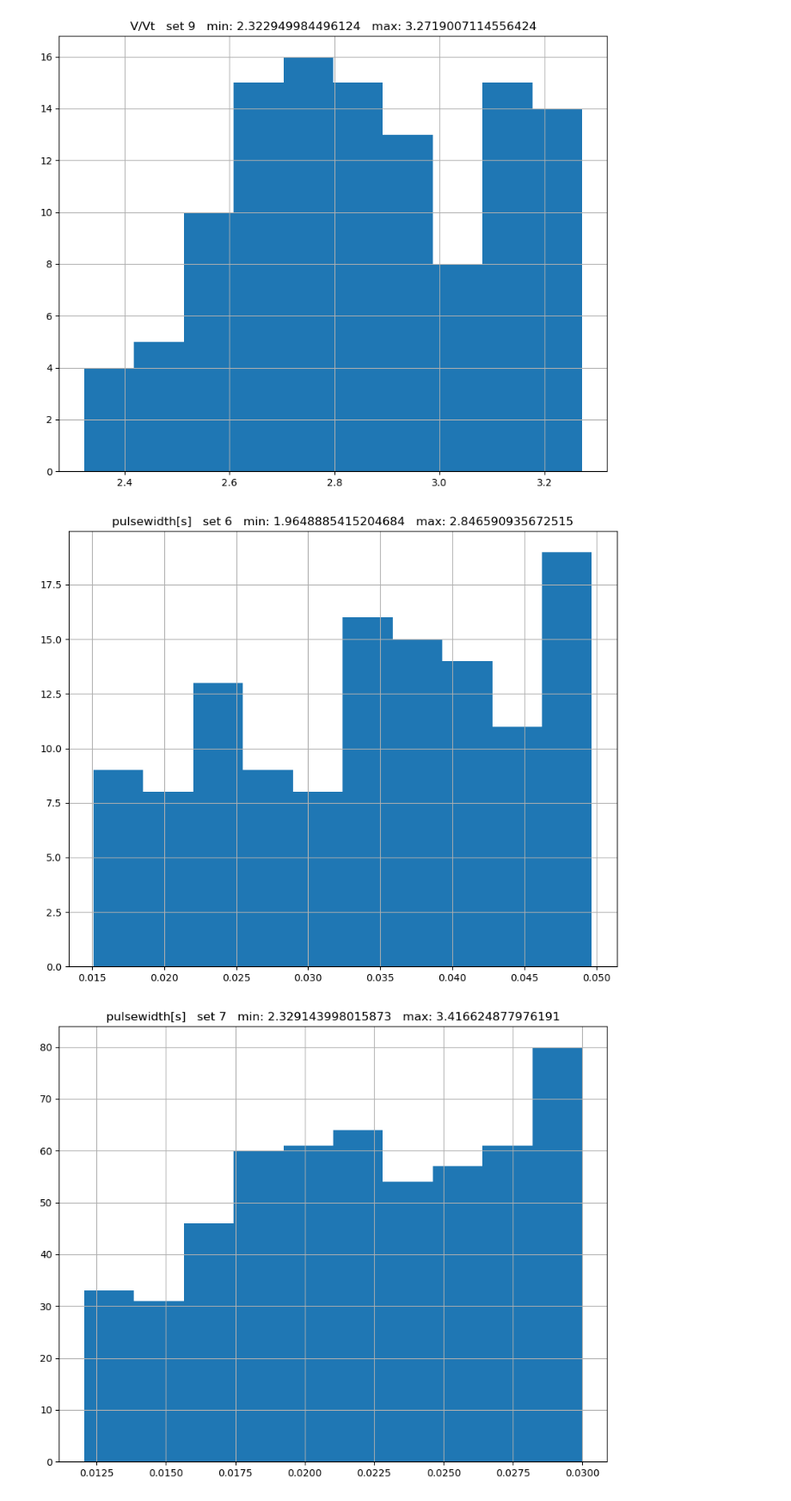
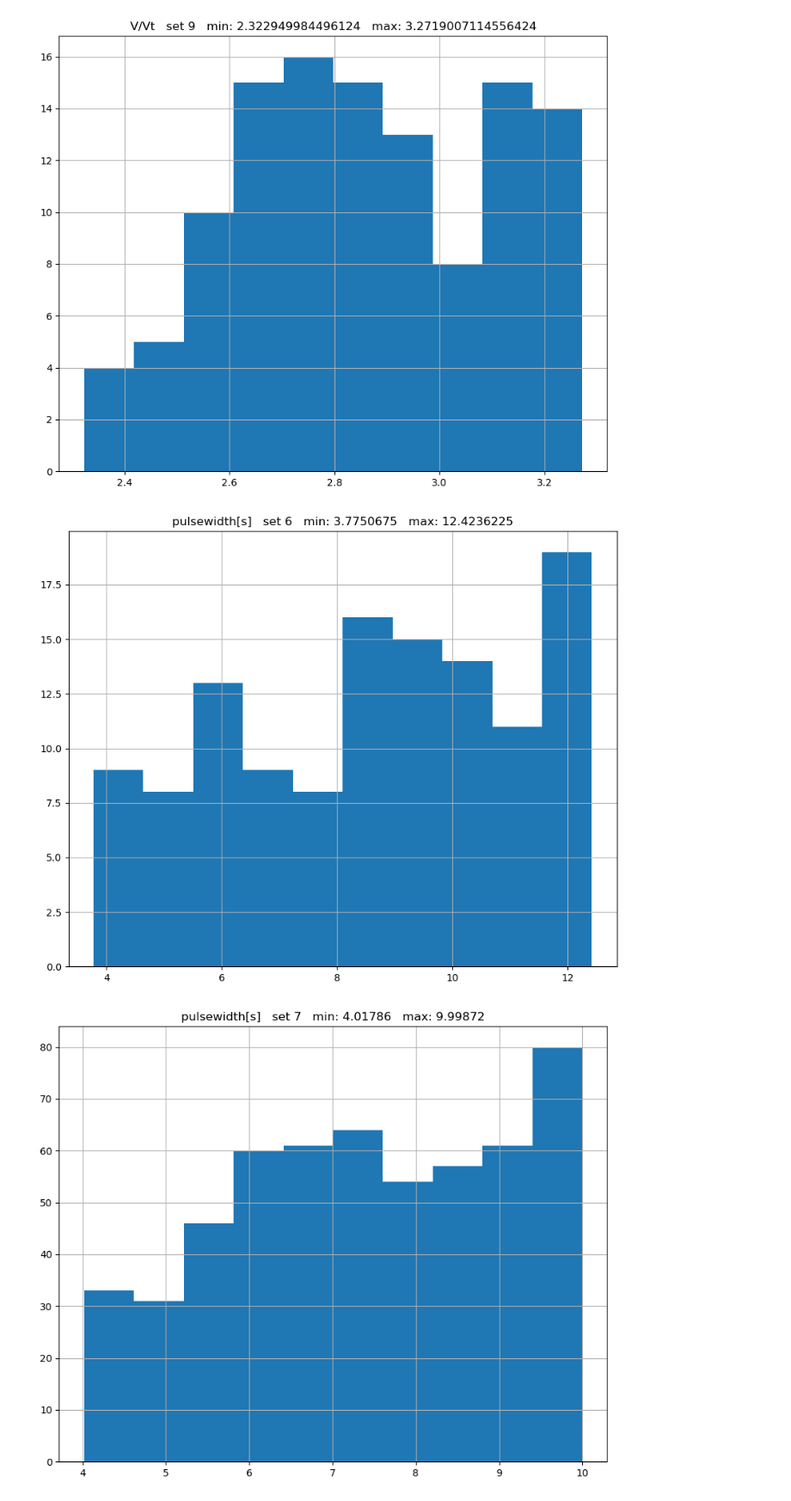
Before and after one commit to onakanob/ehd_exsitu, a Jupyter notebook: notebooks/X_range_visualizer.ipynb, the cells around one changed output. Shown at 86% size. Cells and saved outputs as stored; diff of their text form; code cells hidden in the pictures.

```diff
--- a/notebooks/X_range_visualizer.ipynb
+++ b/notebooks/X_range_visualizer.ipynb
@@ -60,7 +57,7 @@ Datasets Loaded!
 <<29-Mar-2022 lg 1cm 300 points -- [0.498; 0.661]>> <<2-May-2022__run 1 -- [0.642; 0.826]>> <<2-May-2022__run 2 -- [0.618; 0.796]>> <<23-May-2022_squares -- [0.552; 0.759]>> <<24-May-2022 large harmon ...
 # %%
 # Visualize filters for the std-tip square wave experiments
-XTYPE = "v_normed_squares"  # vector, normed_squares, v_normed_squares
+XTYPE = "normed_squares"  # vector, normed_squares, v_normed_squares
 YTYPE = "max_width"
 FILTERS = [
            ('vector',  lambda x: len(x), 2),
@@ -90,8 +87,8 @@ for p in df.p.unique():
 # %%
 for p in df.p.unique():
     df.w.loc[df.p == p].hist()
-    plt.title(f"pulsewidth[s]   set {p}   min: {df.V.loc[df.p == p].min()}   max: {df.V.loc[df.p == p].max()}")
+    plt.title(f"pulsewidth[s]   set {p}   min: {df.w.loc[df.p == p].min()}   max: {df.w.loc[df.p == p].max()}")
     plt.show()
 # %% [output]
-[figure, old version]
+[figure, new version]
-[figure, old version]
+[figure, new version]
```
Also changed, not shown: parts of 2 cells of this notebook, 49 other files.
